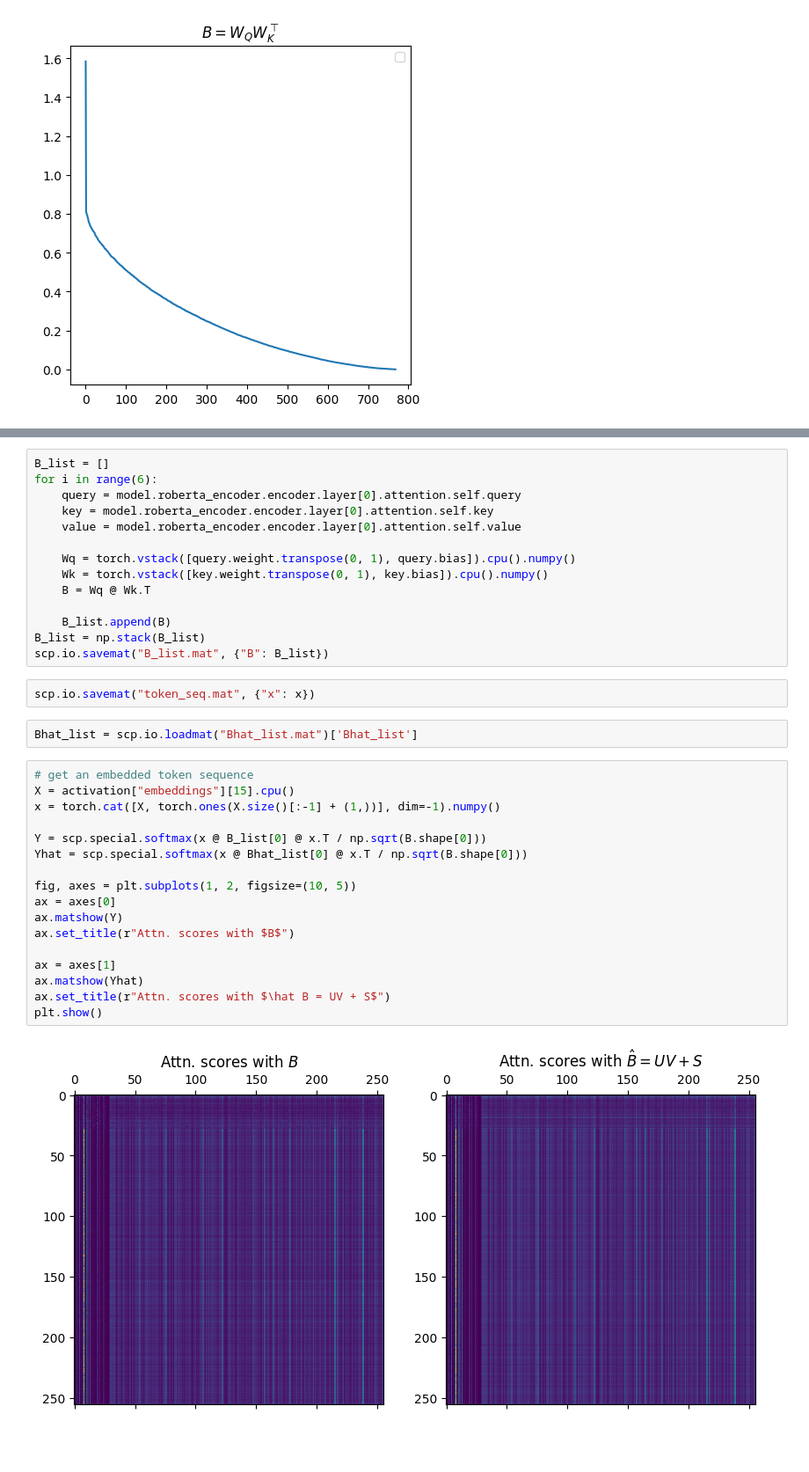
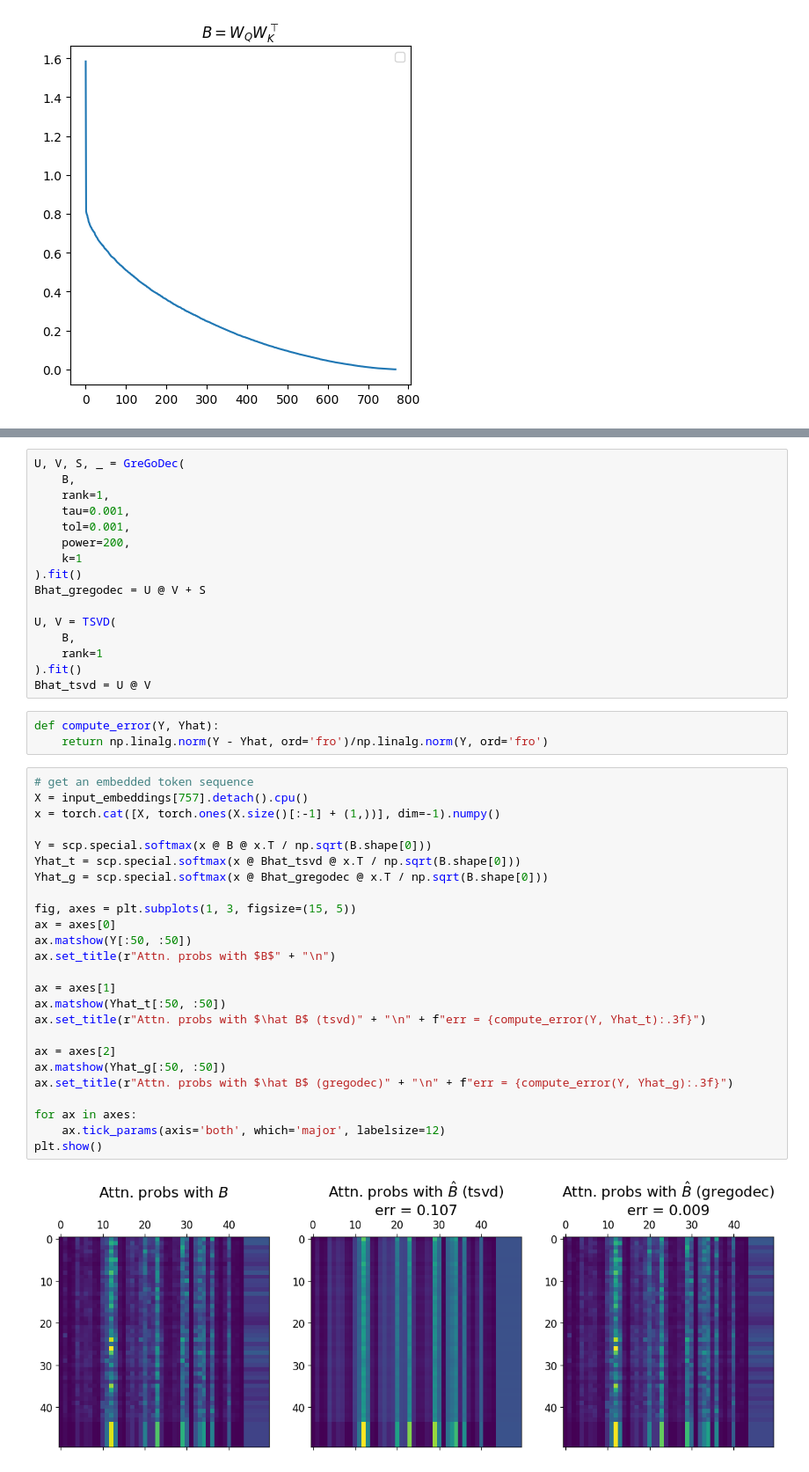
Before and after one commit to Laknath1996/cs-project, a Jupyter notebook: notebooks/3-dev.ipynb, the cells around one changed output, grey strips where cells are left out. Shown at 88% size. Saved outputs shown, nothing was run; the diff lists cells and outputs as text; blank space fills up the shorter version.

```diff
--- a/notebooks/3-dev.ipynb
+++ b/notebooks/3-dev.ipynb
@@ -155,37 +132,46 @@ Text(0.5, 1.0, 'Attn. scores with $B$')
-# %%
-B_list = []
-for i in range(6):
-    query = model.roberta_encoder.encoder.layer[0].attention.self.query
-    key = model.roberta_encoder.encoder.layer[0].attention.self.key
-    value = model.roberta_encoder.encoder.layer[0].attention.self.value
-
-    Wq = torch.vstack([query.weight.transpose(0, 1), query.bias]).cpu().numpy()
-    Wk = torch.vstack([key.weight.transpose(0, 1), key.bias]).cpu().numpy()
-    B = Wq @ Wk.T
-
-    B_list.append(B)
-B_list = np.stack(B_list)
-scp.io.savemat("B_list.mat", {"B": B_list})
-# %%
-scp.io.savemat("token_seq.mat", {"x": x})
-# %%
-Bhat_list = scp.io.loadmat("Bhat_list.mat")['Bhat_list']
+# %%
+U, V, S, _ = GreGoDec(
+    B,
+    rank=1,
+    tau=0.001,
+    tol=0.001,
+    power=200,
+    k=1
+).fit()
+Bhat_gregodec = U @ V + S
+
+U, V = TSVD(
+    B,
+    rank=1
+).fit()
+Bhat_tsvd = U @ V
+# %%
+def compute_error(Y, Yhat):
+    return np.linalg.norm(Y - Yhat, ord='fro')/np.linalg.norm(Y, ord='fro')
 # %%
 # get an embedded token sequence
-X = activation["embeddings"][15].cpu()
+X = input_embeddings[757].detach().cpu()
 x = torch.cat([X, torch.ones(X.size()[:-1] + (1,))], dim=-1).numpy()
 
-Y = scp.special.softmax(x @ B_list[0] @ x.T / np.sqrt(B.shape[0]))
-Yhat = scp.special.softmax(x @ Bhat_list[0] @ x.T / np.sqrt(B.shape[0]))
+Y = scp.special.softmax(x @ B @ x.T / np.sqrt(B.shape[0]))
+Yhat_t = scp.special.softmax(x @ Bhat_tsvd @ x.T / np.sqrt(B.shape[0]))
+Yhat_g = scp.special.softmax(x @ Bhat_gregodec @ x.T / np.sqrt(B.shape[0]))
 
-fig, axes = plt.subplots(1, 2, figsize=(10, 5))
+fig, axes = plt.subplots(1, 3, figsize=(15, 5))
 ax = axes[0]
-ax.matshow(Y)
-ax.set_title(r"Attn. scores with $B$")
+ax.matshow(Y[:50, :50])
+ax.set_title(r"Attn. probs with $B$" + "\n")
 
 ax = axes[1]
-ax.matshow(Yhat)
-ax.set_title(r"Attn. scores with $\hat B = UV + S$")
+ax.matshow(Yhat_t[:50, :50])
+ax.set_title(r"Attn. probs with $\hat B$ (tsvd)" + "\n" + f"err = {compute_error(Y, Yhat_t):.3f}")
+
+ax = axes[2]
+ax.matshow(Yhat_g[:50, :50])
+ax.set_title(r"Attn. probs with $\hat B$ (gregodec)" + "\n" + f"err = {compute_error(Y, Yhat_g):.3f}")
+
+for ax in axes:
+    ax.tick_params(axis='both', which='major', labelsize=12)
 plt.show()
 # %% [output]
-[figure, old version]
+[figure, new version]
```
Also changed, not shown: parts of 26 cells of this notebook, 2 other files.
